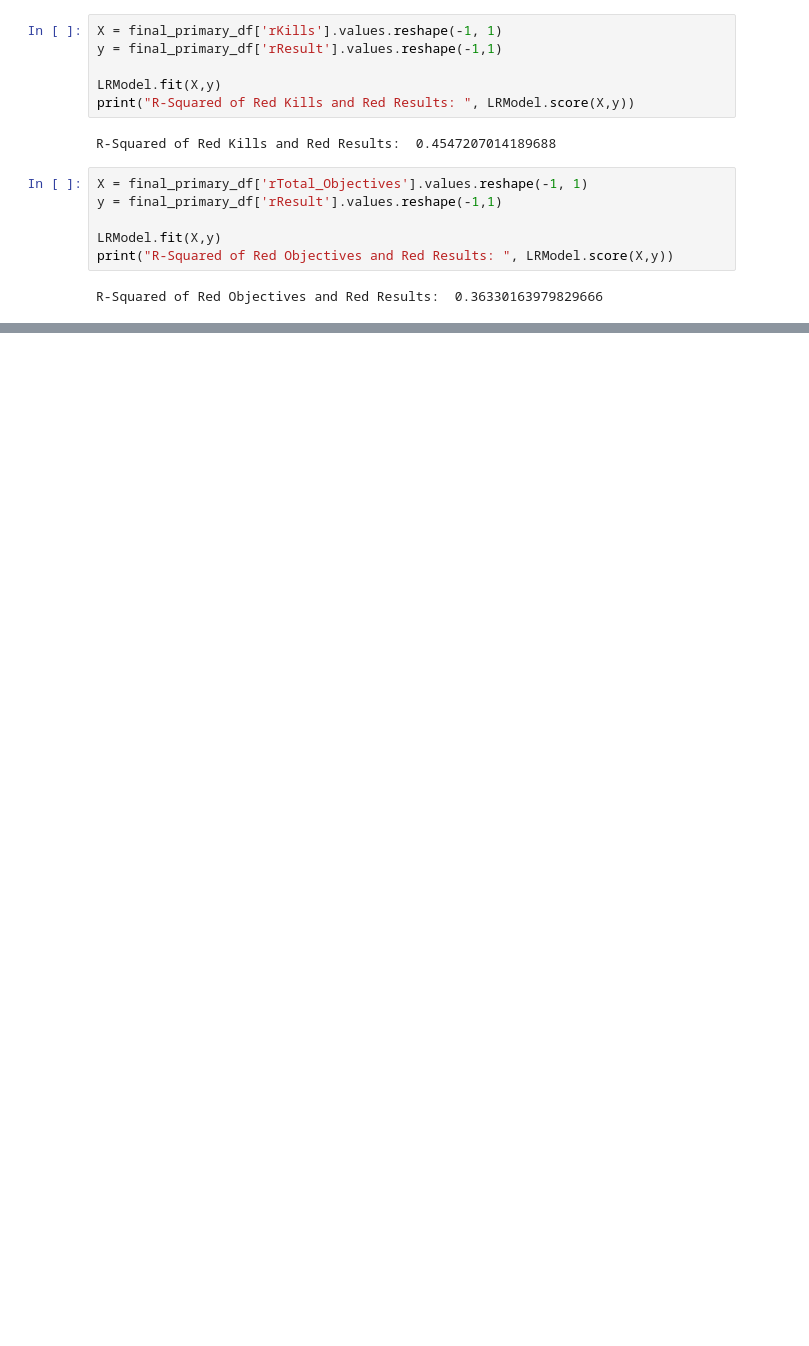
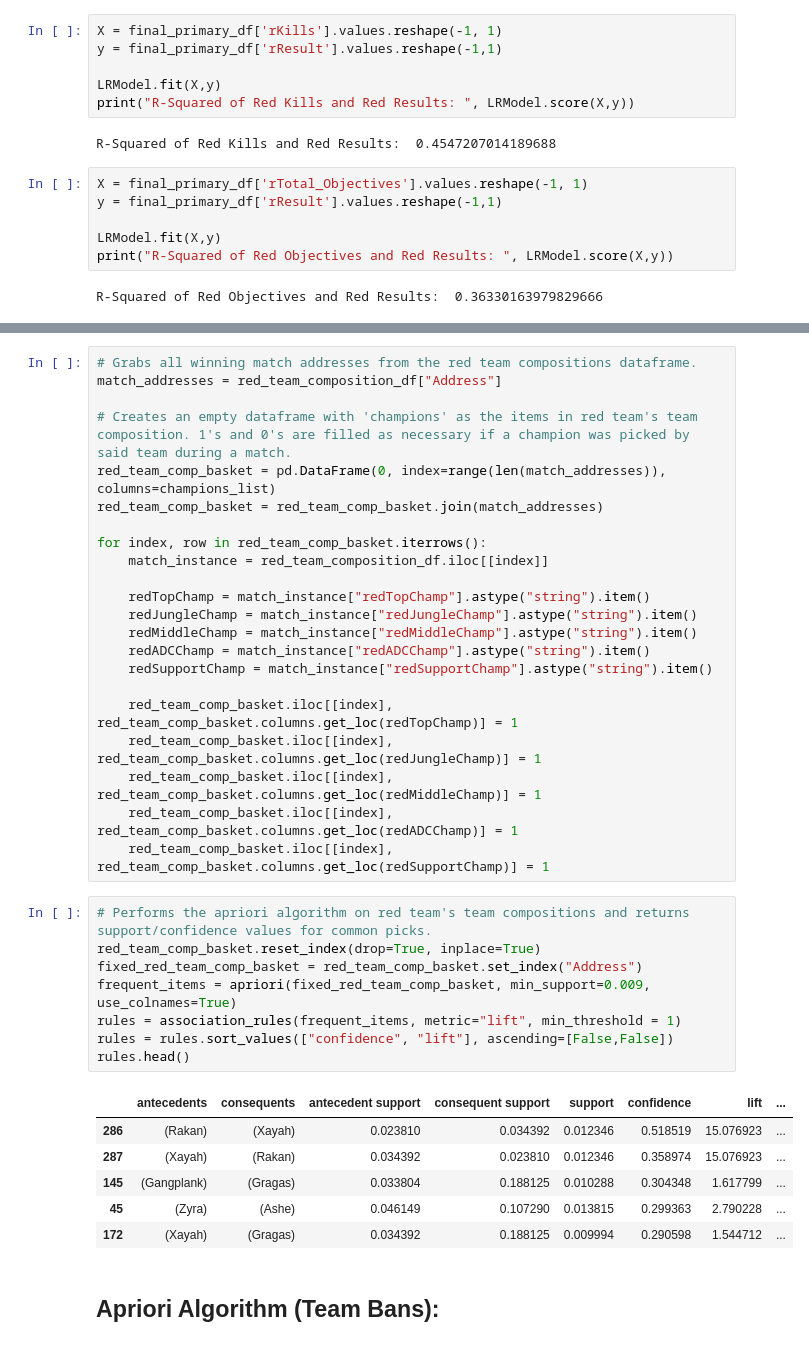
Before and after one commit to MoistRock1743/E-Sports-Data-Mining, a Jupyter notebook: Project.ipynb, the cells around one changed output, grey strips where cells are left out. Saved outputs shown, nothing was run; the diff lists cells and outputs as text; blank space fills up the shorter version.

```diff
--- a/Project.ipynb
+++ b/Project.ipynb
@@ -823,0 +874,39 @@ strong multicollinearity or other numerical problems.
+# %%
+# Grabs all winning match addresses from the red team compositions dataframe.
+match_addresses = red_team_composition_df["Address"]
+
+# Creates an empty dataframe with 'champions' as the items in red team's team composition. 1's and 0's are filled as necessary if a champion was picked by said team during a match.
+red_team_comp_basket = pd.DataFrame(0, index=range(len(match_addresses)), columns=champions_list)
+red_team_comp_basket = red_team_comp_basket.join(match_addresses)
+
+for index, row in red_team_comp_basket.iterrows():
+    match_instance = red_team_composition_df.iloc[[index]]
+
+    redTopChamp = match_instance["redTopChamp"].astype("string").item()
+    redJungleChamp = match_instance["redJungleChamp"].astype("string").item()
+    redMiddleChamp = match_instance["redMiddleChamp"].astype("string").item()
+    redADCChamp = match_instance["redADCChamp"].astype("string").item()
+    redSupportChamp = match_instance["redSupportChamp"].astype("string").item()
+
+    red_team_comp_basket.iloc[[index], red_team_comp_basket.columns.get_loc(redTopChamp)] = 1
+    red_team_comp_basket.iloc[[index], red_team_comp_basket.columns.get_loc(redJungleChamp)] = 1
+    red_team_comp_basket.iloc[[index], red_team_comp_basket.columns.get_loc(redMiddleChamp)] = 1
+    red_team_comp_basket.iloc[[index], red_team_comp_basket.columns.get_loc(redADCChamp)] = 1
+    red_team_comp_basket.iloc[[index], red_team_comp_basket.columns.get_loc(redSupportChamp)] = 1
+# %%
+# Performs the apriori algorithm on red team's team compositions and returns support/confidence values for common picks.
+red_team_comp_basket.reset_index(drop=True, inplace=True)
+fixed_red_team_comp_basket = red_team_comp_basket.set_index("Address")
+frequent_items = apriori(fixed_red_team_comp_basket, min_support=0.009, use_colnames=True)
+rules = association_rules(frequent_items, metric="lift", min_threshold = 1)
+rules = rules.sort_values(["confidence", "lift"], ascending=[False,False])
+rules.head()
+# %% [output]
+|  | antecedents | consequents | antecedent support | consequent support | support | confidence | lift | ... |
+| 286 | (Rakan) | (Xayah) | 0.023810 | 0.034392 | 0.012346 | 0.518519 | 15.076923 | ... |
+| 287 | (Xayah) | (Rakan) | 0.034392 | 0.023810 | 0.012346 | 0.358974 | 15.076923 | ... |
+| 145 | (Gangplank) | (Gragas) | 0.033804 | 0.188125 | 0.010288 | 0.304348 | 1.617799 | ... |
+| 45 | (Zyra) | (Ashe) | 0.046149 | 0.107290 | 0.013815 | 0.299363 | 2.790228 | ... |
+| 172 | (Xayah) | (Gragas) | 0.034392 | 0.188125 | 0.009994 | 0.290598 | 1.544712 | ... |
+# %% [markdown]
+## Apriori Algorithm (Team Bans):
```
Also changed, not shown: parts of 17 cells of this notebook.
